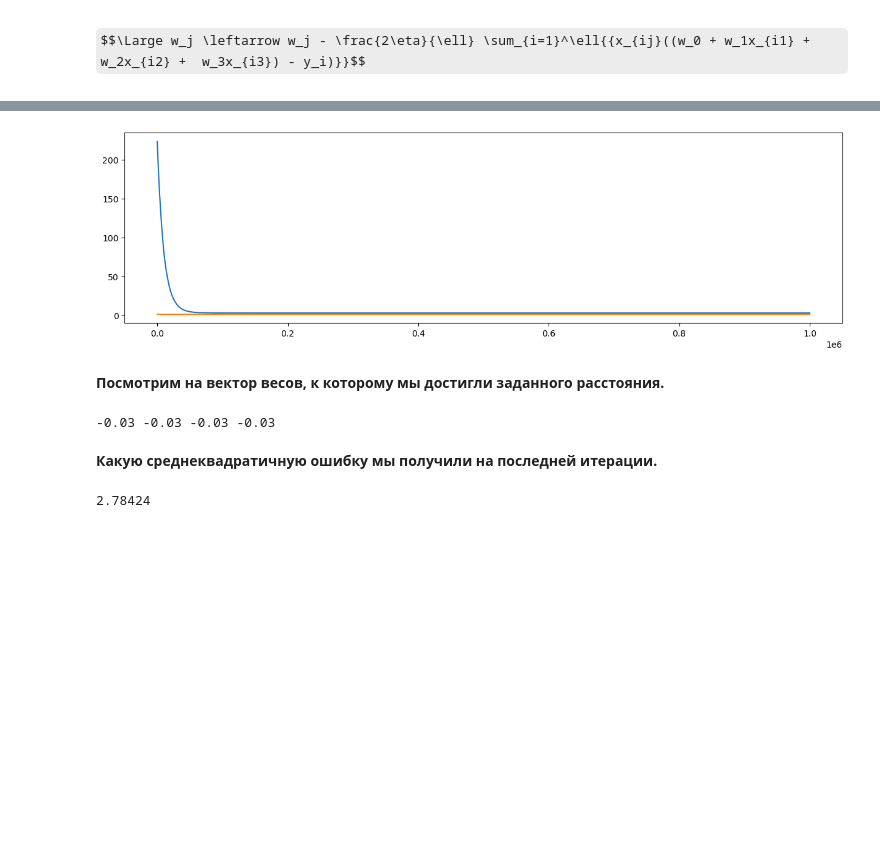
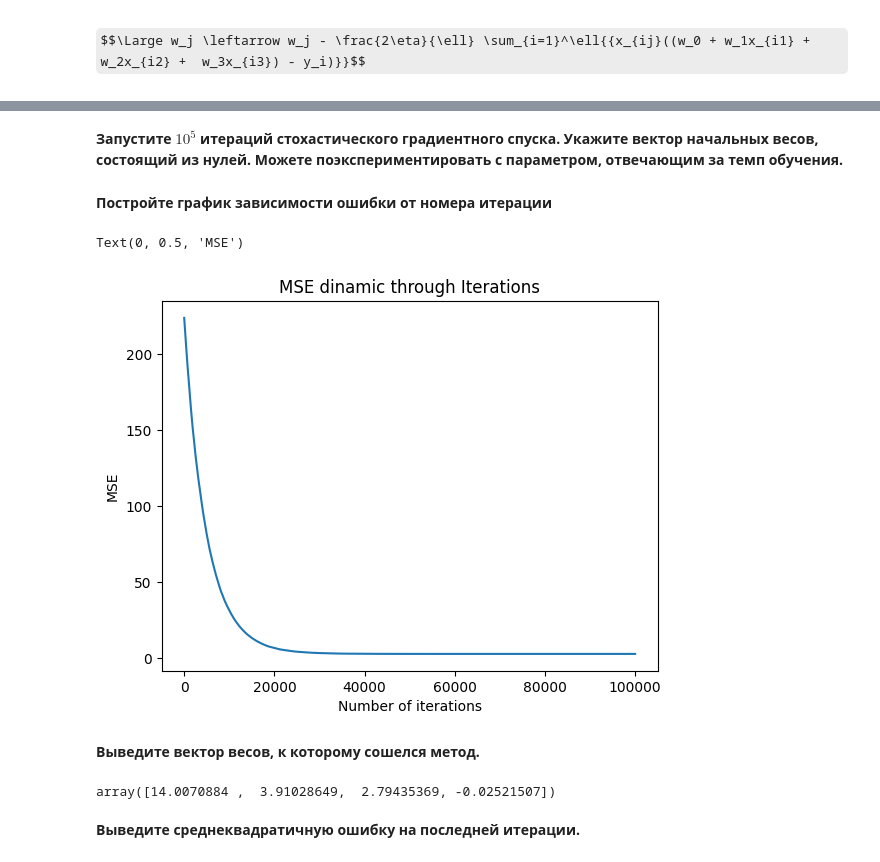
Before and after one commit to hoittoken/Python, a Jupyter notebook: Py/Math&ML/math&ml-6 ans_optim/Практика_Оптимизация (1).ipynb, the cells around one changed output, grey strips where cells are left out. Saved outputs shown, nothing was run; the diff lists cells and outputs as text; code cells hidden in the pictures; some formulas as TeX source; blank space fills up the shorter version.

```diff
--- a/Py/Math&ML/math&ml-6 ans_optim/Практика_Оптимизация (1).ipynb
+++ b/Py/Math&ML/math&ml-6 ans_optim/Практика_Оптимизация (1).ipynb
@@ -221,0 +173,9 @@ MSE для наивного прогноза: 27.08574
+# %%
+def mse_error(y, y_pred):
+    mse = np.sum((y - y_pred)** 2)/(len(y))
+    return mse
+
+y = np.array(data['sales'])
+y_pred = y.mean()
+mse = mse_error(y, y_pred)
+print('Среднеквадратичная ошибка для прогноза продаж средним значением:', np.round(mse,3))
@@ -292,4 +243,0 @@ def stochastic_gradient_descent(X, y, w, eta, max_iter, epsilon=1e-20):
-# %%
-# применим созданную функцию: изначально определим вектор весов нулевым,
-# количество итерации зададим 10^5, шаг градиентного спуска = 0.01
-w, errors = stochastic_gradient_descent(X, y, w=np.zeros(X.shape[1]), eta=0.005, max_iter=1e+6)
@@ -298,20 +244,46 @@ w, errors = stochastic_gradient_descent(X, y, w=np.zeros(X.shape[1]), eta=0.005,
-# %%
-plt.figure(figsize=(15,4))
-plt.plot(errors)
-plt.plot(np.ones_like(errors));
-# %% [output]
-[figure, removed]
+# %%
+def stochastic_gradient_descent(X, y, w, eta, max_iter, e_dis):
+    #расстояние между векторами весов на соседних итерациях
+    distance = np.inf
+    #список для фиксации ошибок
+    error = []
+    #счетчик итераций
+    count_iter = 0
+    while distance > e_dis and count_iter < max_iter:
+        #индекс объекта обучающей выборки
+        train_ind = np.random.randint(X.shape[0])
+        #запиcываем в переменную текущий шаг стохастического спуска с использованием функции, написанной ранее.
+        w = stoch_grad_step(X, y, w, train_ind, eta)
+        #рассчитываем текущее расстояние между векторами весов
+        distance = np.linalg.norm(w)
+        #записываем текущую ошибку в вектор ошибок
+        error.append(mse_error(y, np.dot(X,w)))
+        #прибавляем к счетчику итерацию
+        count_iter += 1
+    return w, error
+# %%
+w = np.zeros(X.shape[1])
+max_iter = 10**5
+eta = 0.01
+w_stoch, errors_stoch = stochastic_gradient_descent(X, y, w, eta, max_iter, 0.0001)
+# %% [markdown]
+ **Запустите $10^5$ итераций стохастического градиентного спуска. Укажите вектор начальных весов, состоящий из нулей. Можете поэкспериментировать с параметром, отвечающим за темп обучения.**
+# %% [markdown]
+**Постройте график зависимости ошибки от номера итерации**
+# %%
+import matplotlib.pyplot as plt
+plt.plot(range(max_iter), errors_stoch)
+plt.title('MSE dinamic through Iterations')
+plt.xlabel('Number of iterations')
+plt.ylabel('MSE')
+# %% [output]
+Text(0, 0.5, 'MSE')
+[figure, added]
 # %% [markdown]
-**Посмотрим на вектор весов, к которому мы достигли заданного расстояния.**
+**Выведите вектор весов, к которому сошелся метод.**
-# %%
-w_sag = np.round(w[-1],5)
-print(*w_sag)
-# %% [output]
--0.03 -0.03 -0.03 -0.03
+# %%
+w_stoch
+# %% [output]
+array([14.0070884 ,  3.91028649,  2.79435369, -0.02521507])
 # %% [markdown]
-**Какую среднеквадратичную ошибку мы получили на последней итерации.**
+**Выведите среднеквадратичную ошибку на последней итерации.**
-# %%
-mse_sag = round(errors[-1], 5)
-mse_sag
-# %% [output]
-2.78424
```
Also changed, not shown: parts of 55 cells of this notebook, 2 other files.
